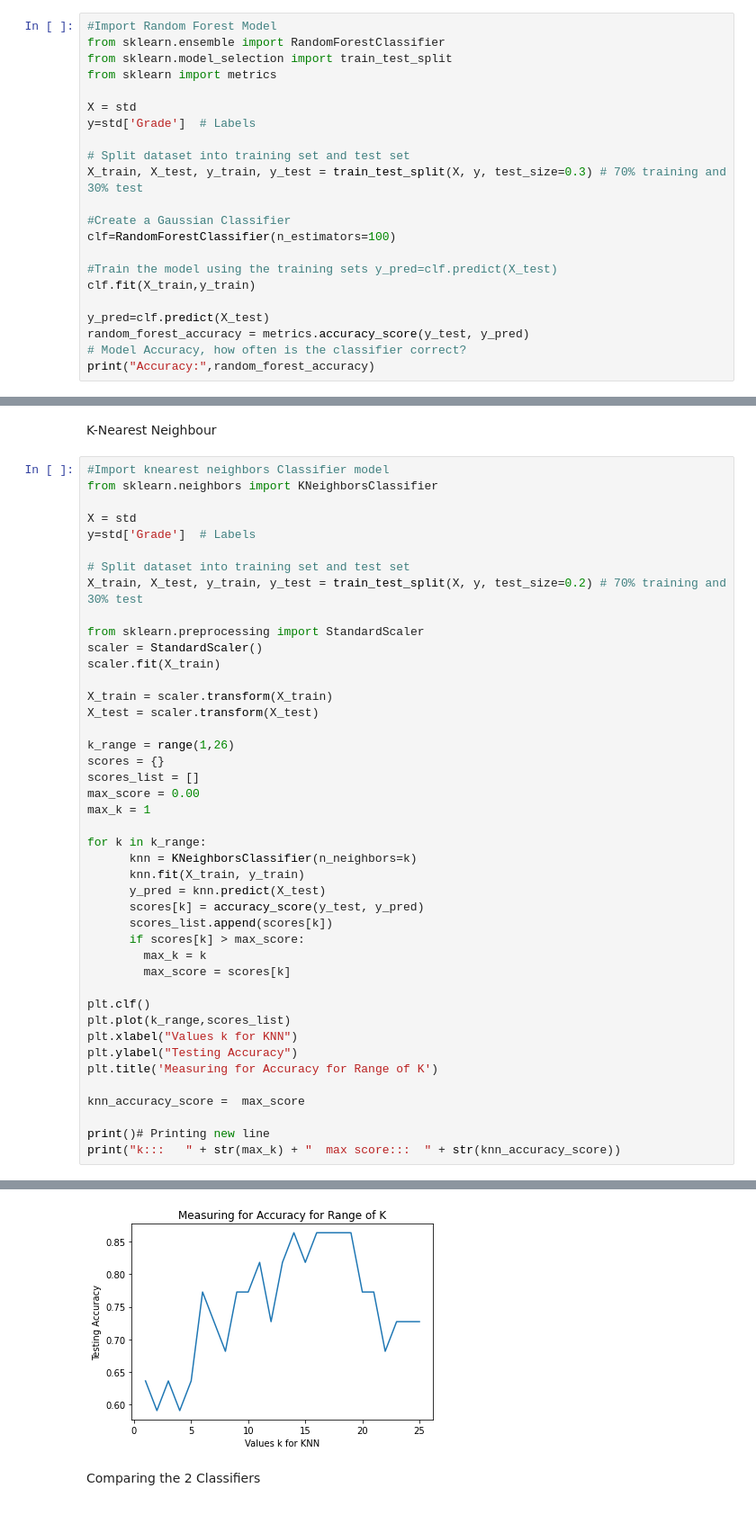
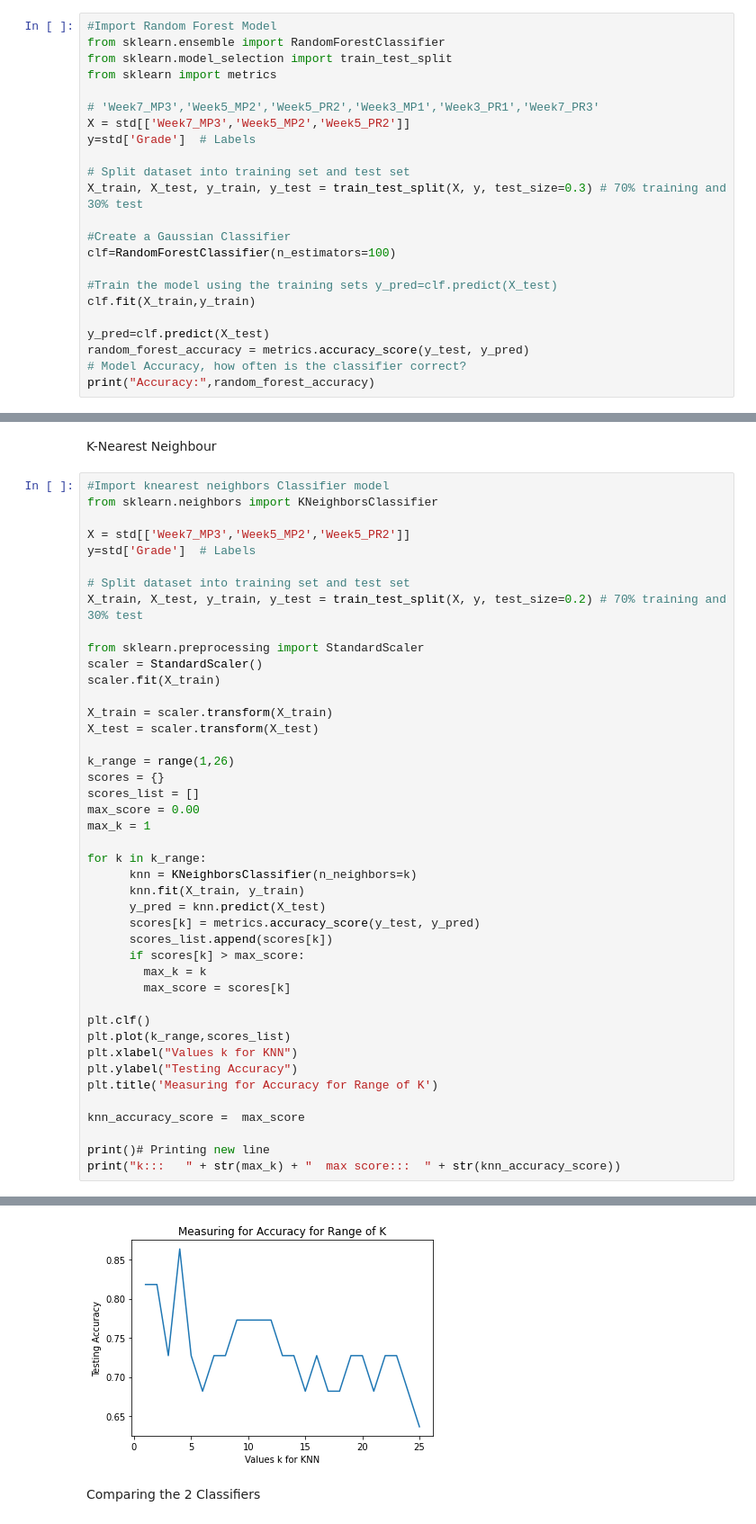
Before and after one commit to claredavies/DataScienceCoursework, a Jupyter notebook: StudentGradePredictionCoursework.ipynb, the cells around one changed output, grey strips where cells are left out. Shown: that part at 90% size. Cells and saved outputs as stored; diff of their text form.

```diff
--- a/StudentGradePredictionCoursework.ipynb
+++ b/StudentGradePredictionCoursework.ipynb
@@ -78,7 +82,8 @@ from sklearn.ensemble import RandomForestClassifier
 from sklearn.model_selection import train_test_split
 from sklearn import metrics
 
-X = std
+# 'Week7_MP3','Week5_MP2','Week5_PR2','Week3_MP1','Week3_PR1','Week7_PR3'
+X = std[['Week7_MP3','Week5_MP2','Week5_PR2']]
 y=std['Grade']  # Labels
 
 # Split dataset into training set and test set
@@ -102,7 +107,7 @@ K-Nearest Neighbour
 #Import knearest neighbors Classifier model
 from sklearn.neighbors import KNeighborsClassifier
 
-X = std
+X = std[['Week7_MP3','Week5_MP2','Week5_PR2']]
 y=std['Grade']  # Labels
 
 # Split dataset into training set and test set
@@ -125,7 +130,7 @@ for k in k_range:
       knn = KNeighborsClassifier(n_neighbors=k)
       knn.fit(X_train, y_train)
       y_pred = knn.predict(X_test)
-      scores[k] = accuracy_score(y_test, y_pred)
+      scores[k] = metrics.accuracy_score(y_test, y_pred)
       scores_list.append(scores[k])
       if scores[k] > max_score:
         max_k = k
@@ -146,4 +151,4 @@ k:::   14  max score:::  0.8636363636363636
-[figure, old version]
+[figure, new version]
 # %% [markdown]
 Comparing the 2 Classifiers
 # %%
```
Also changed, not shown: parts of 11 cells of this notebook.
